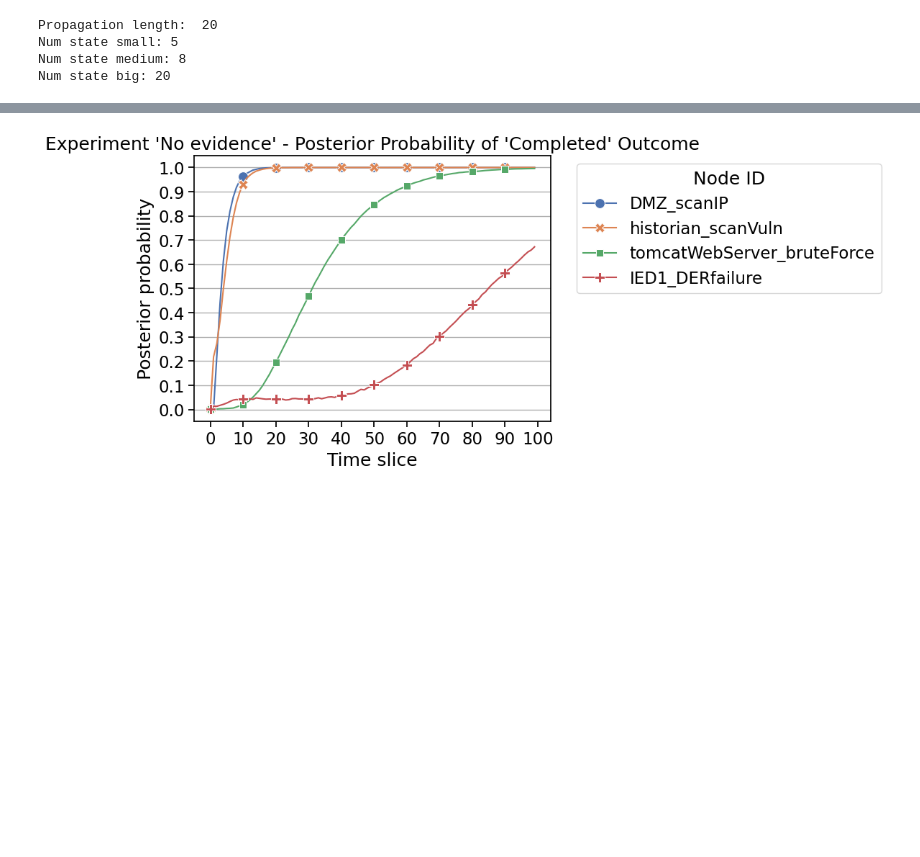
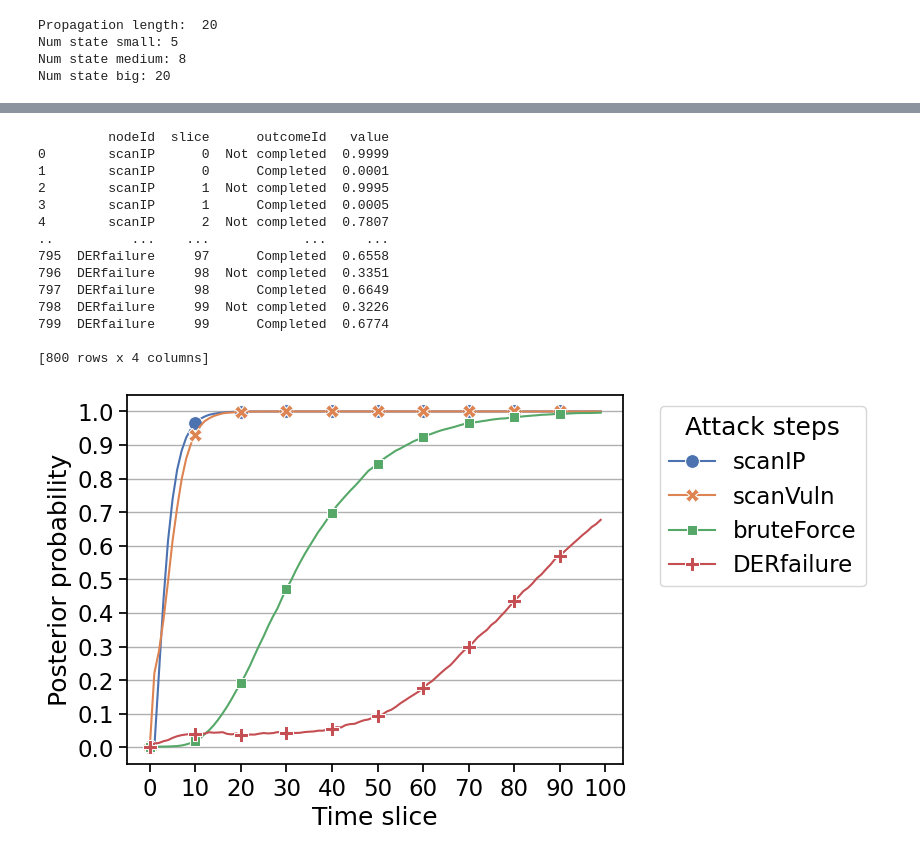
Before and after one commit to Dosclic98/dbn-sim-learning, a Jupyter notebook: experimentanalyzer.ipynb, the cells around one changed output, grey strips where cells are left out. Drawn from its saved outputs; the diff is of its cells as text; code cells hidden in the pictures; blank space fills up the shorter version.

Commit message:
Renamed node ids in plots

```diff
--- a/experimentanalyzer.ipynb
+++ b/experimentanalyzer.ipynb
@@ -15,6 +15,14 @@ numSlices = 100
 algoTypeExact = False
 
 targetNodes = ["DMZ_scanIP", "historian_scanVuln", "tomcatWebServer_bruteForce", "IED1_DERfailure"]
+nodeRemap = {
+    "DMZ_scanIP": "scanIP",
+    "historian_scanVuln": "scanVuln",
+    "tomcatWebServer_bruteForce": "bruteForce",
+    "IED1_DERfailure": "DERfailure"
+}
+remappedTargetNodes = list(nodeRemap.values())
+print(remappedTargetNodes)
 remapOutcomes = ["workStation_compromise", "DMZ_scanIP", "historian_scanVuln", "tomcatWebServer_bruteForce", "IED1_DERfailure"]
 outcomesRemap = {
     "N": "Not completed",
@@ -253,16 +263,32 @@ Group '1' contains nodes: ['tomcatWebServer_bruteForce', 'IED1_DERfailure']
 # %%
 # Plot Posterior probability for the outcome "Completed" for the nodes in targetNodes
 for exp, resDf in zip(experiments, results):
-    sns.lineplot(data=resDf[(resDf['outcomeId'] == 'Completed') & (resDf['nodeId'].isin(targetNodes))], x="slice", y="value", hue="nodeId", palette="deep",
+    resDf.replace(nodeRemap, inplace=True)
+    print(resDf)
+    sns.lineplot(data=resDf[(resDf['outcomeId'] == 'Completed') & (resDf['nodeId'].isin(remappedTargetNodes))], x="slice", y="value", hue="nodeId", palette="deep",
                  style="nodeId", markers=True, dashes=False, markersize=10, markevery=10)
-    plt.title(f"Experiment '{exp.name}' - Posterior Probability of 'Completed' Outcome")
+    #plt.title(f"Posterior Probability of 'Completed' Outcome")
     plt.xlabel("Time slice")
     plt.ylabel("Posterior probability")
     plt.grid(True, axis='y')
     step = 10
     plt.xticks(range(0, numSlices+step, step))
     plt.yticks([i / 10 for i in range(11)])
-    plt.legend(title="Node ID", bbox_to_anchor=(1.05, 1), loc='upper left')
+    plt.legend(title="Attack steps", bbox_to_anchor=(1.05, 1), loc='upper left')
 plt.savefig(f"plots/{exp.name}_targetNodes_Completed.png", bbox_inches='tight')
 # %% [output]
+         nodeId  slice      outcomeId   value
+0        scanIP      0  Not completed  0.9999
+1        scanIP      0      Completed  0.0001
+2        scanIP      1  Not completed  0.9995
+3        scanIP      1      Completed  0.0005
+4        scanIP      2  Not completed  0.7807
+..          ...    ...            ...     ...
+795  DERfailure     97      Completed  0.6558
+796  DERfailure     98  Not completed  0.3351
+797  DERfailure     98      Completed  0.6649
+798  DERfailure     99  Not completed  0.3226
+799  DERfailure     99      Completed  0.6774
+
+[800 rows x 4 columns]
-[figure, old version]
+[figure, new version]
```
Also changed, not shown: parts of 2 cells of this notebook, 6 other files.
